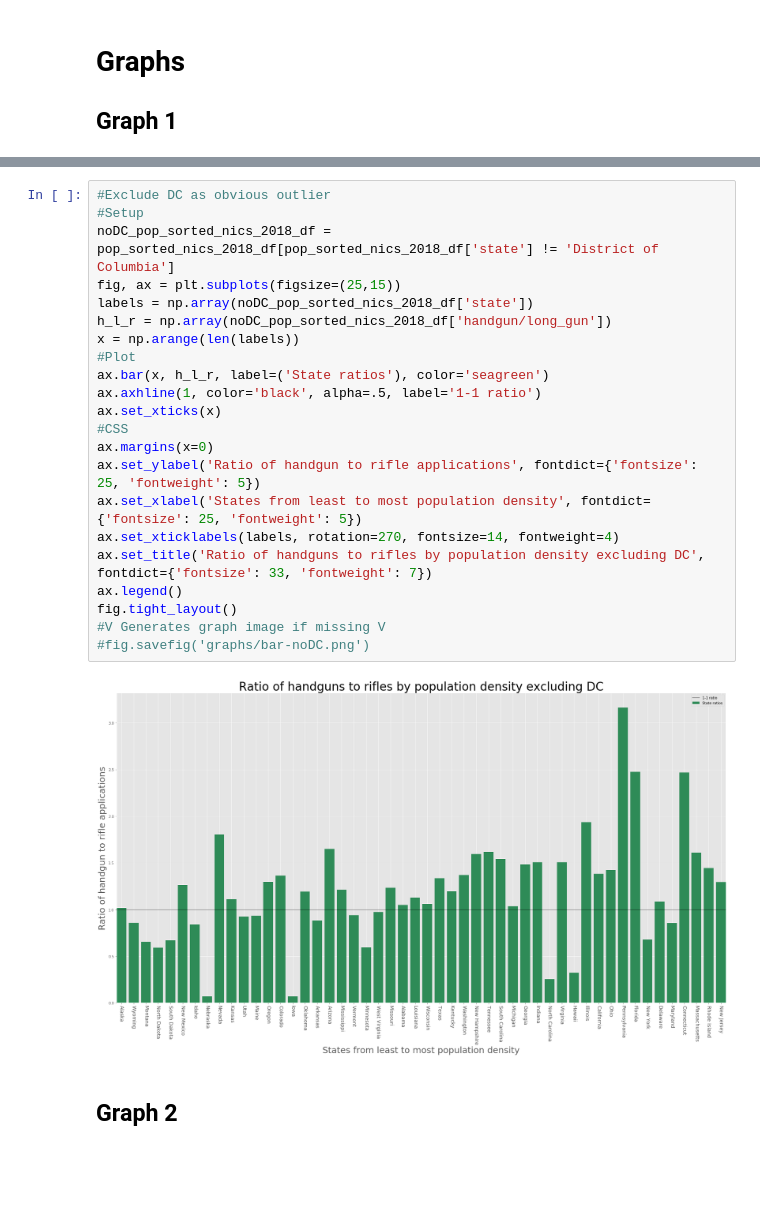
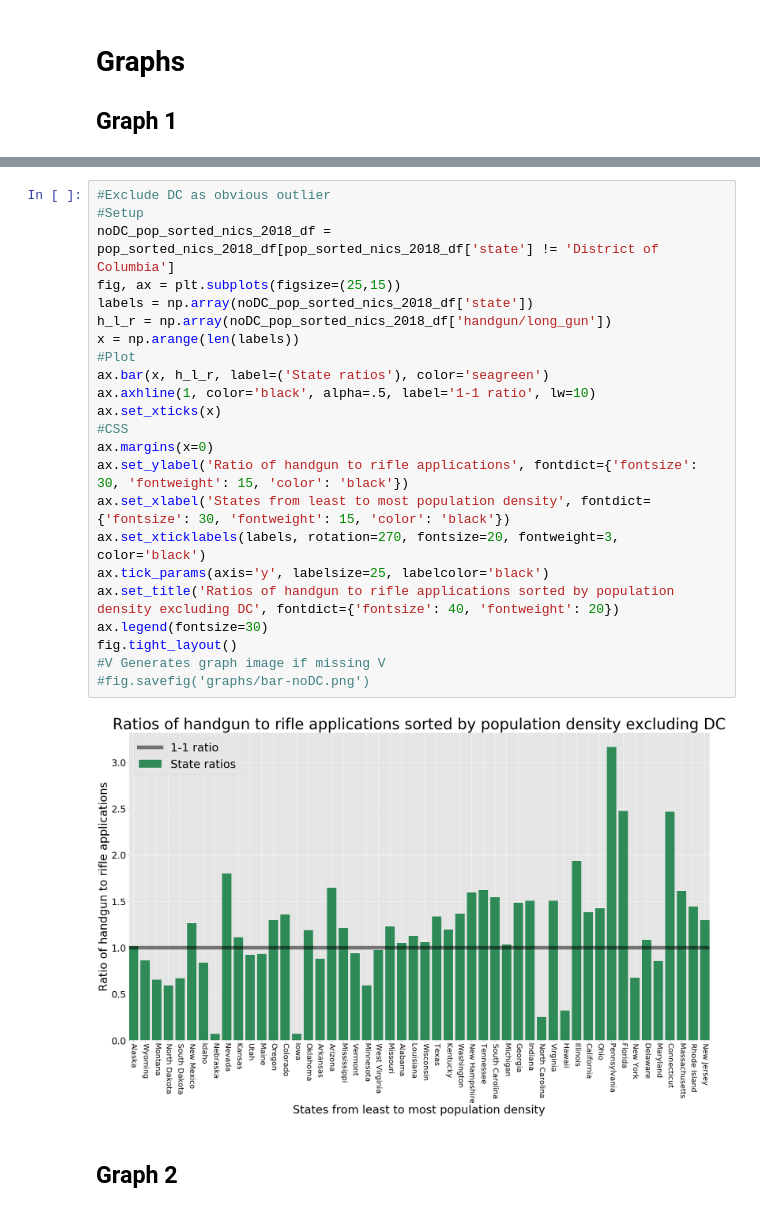
Before and after one commit to RellikDog/Capstone1, a Jupyter notebook: Capstone.ipynb, the cells around one changed output, grey strips where cells are left out. Saved outputs shown, nothing was run; the diff lists cells and outputs as text; blank space fills up the shorter version.

Commit message:
saving new graphs next

```diff
--- a/Capstone.ipynb
+++ b/Capstone.ipynb
@@ -108,27 +109,28 @@ fig.tight_layout()
 # %%
 #Exclude DC as obvious outlier
 #Setup
 noDC_pop_sorted_nics_2018_df = pop_sorted_nics_2018_df[pop_sorted_nics_2018_df['state'] != 'District of Columbia']
 fig, ax = plt.subplots(figsize=(25,15))
 labels = np.array(noDC_pop_sorted_nics_2018_df['state'])
 h_l_r = np.array(noDC_pop_sorted_nics_2018_df['handgun/long_gun'])
 x = np.arange(len(labels))
 #Plot
 ax.bar(x, h_l_r, label=('State ratios'), color='seagreen')
-ax.axhline(1, color='black', alpha=.5, label='1-1 ratio')
+ax.axhline(1, color='black', alpha=.5, label='1-1 ratio', lw=10)
 ax.set_xticks(x)
 #CSS
 ax.margins(x=0)
-ax.set_ylabel('Ratio of handgun to rifle applications', fontdict={'fontsize': 25, 'fontweight': 5})
-ax.set_xlabel('States from least to most population density', fontdict={'fontsize': 25, 'fontweight': 5})
-ax.set_xticklabels(labels, rotation=270, fontsize=14, fontweight=4)
-ax.set_title('Ratio of handguns to rifles by population density excluding DC', fontdict={'fontsize': 33, 'fontweight': 7})
-ax.legend()
+ax.set_ylabel('Ratio of handgun to rifle applications', fontdict={'fontsize': 30, 'fontweight': 15, 'color': 'black'})
+ax.set_xlabel('States from least to most population density', fontdict={'fontsize': 30, 'fontweight': 15, 'color': 'black'})
+ax.set_xticklabels(labels, rotation=270, fontsize=20, fontweight=3, color='black')
+ax.tick_params(axis='y', labelsize=25, labelcolor='black')
+ax.set_title('Ratios of handgun to rifle applications sorted by population density excluding DC', fontdict={'fontsize': 40, 'fontweight': 20})
+ax.legend(fontsize=30)
 fig.tight_layout()
 #V Generates graph image if missing V
 #fig.savefig('graphs/bar-noDC.png')
 # %% [output]
-[figure, old version]
+[figure, new version]
 # %% [markdown]
 ## Graph 2
 # %%
```
Also changed, not shown: parts of 5 cells of this notebook, 5 other files.
